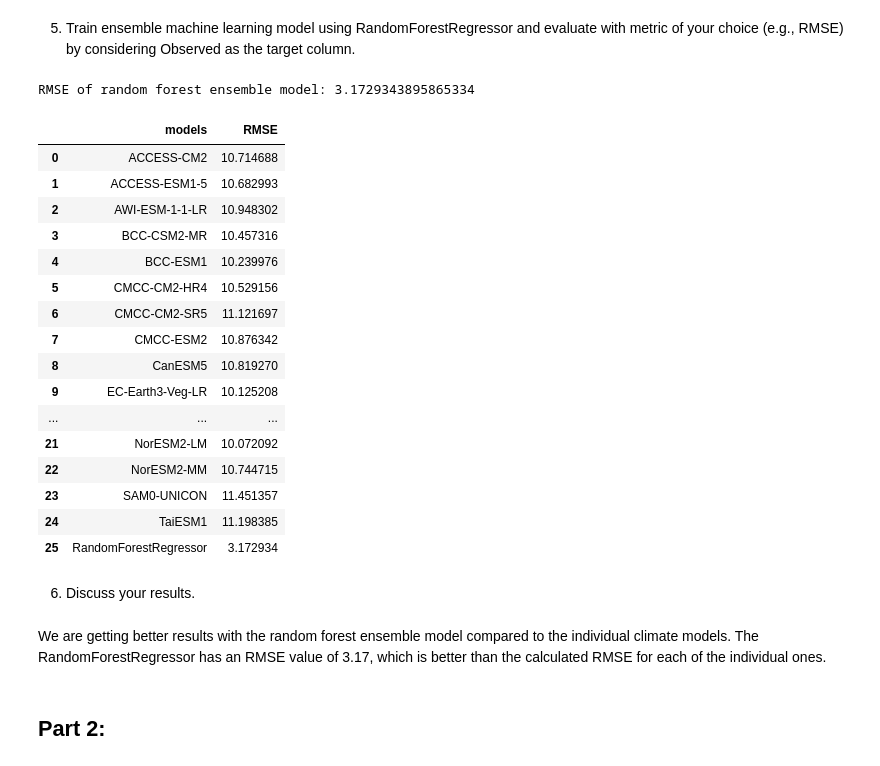
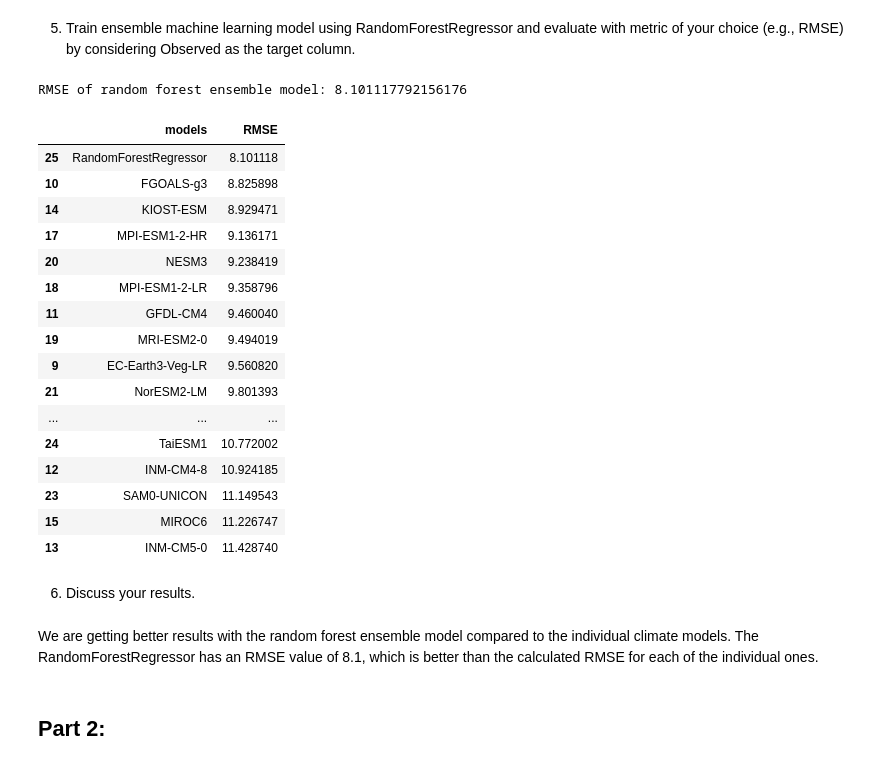
Before and after one commit to UBC-MDS/daily_rainfall_group_21, a Jupyter notebook: notebooks/Milestone3-Task3.ipynb, the cells around one changed output. Saved outputs shown, nothing was run; the diff lists cells and outputs as text; code cells hidden in the pictures.

```diff
--- a/notebooks/Milestone3-Task3.ipynb
+++ b/notebooks/Milestone3-Task3.ipynb
@@ -114,46 +114,47 @@ train.describe()
 # %%
 model = RandomForestRegressor()
 model.fit(X_train, y_train)
-y_pred = model.predict(X_train)
+y_pred = model.predict(X_test)
 
-rmse_RF  = mean_squared_error(y_train, y_pred, squared=False)
+rmse_RF  = mean_squared_error(y_test, y_pred, squared=False)
 print(f'RMSE of random forest ensemble model: {rmse_RF}')
 # %% [output]
-RMSE of random forest ensemble model: 3.1729343895865334
+RMSE of random forest ensemble model: 8.101117792156176
 # %%
-names = X_train.columns.to_list()
+names = X_test.columns.to_list()
+
 rmse = []
 for name in names:
-    rmse.append(mean_squared_error(y_train, X_train[name], squared=False))
+    rmse.append(mean_squared_error(y_test, X_test[name], squared=False))
 
 results = {'models': names, 'RMSE' : rmse}
 results_df = pd.DataFrame(results)
 # %%
 results_df = results_df.append({'models': 'RandomForestRegressor', 'RMSE': rmse_RF}, ignore_index=True)
-
-results_df
-# %% [output]
-|  | models | RMSE |
-| 0 | ACCESS-CM2 | 10.714688 |
-| 1 | ACCESS-ESM1-5 | 10.682993 |
-| 2 | AWI-ESM-1-1-LR | 10.948302 |
-| 3 | BCC-CSM2-MR | 10.457316 |
-| 4 | BCC-ESM1 | 10.239976 |
-| 5 | CMCC-CM2-HR4 | 10.529156 |
-| 6 | CMCC-CM2-SR5 | 11.121697 |
-| 7 | CMCC-ESM2 | 10.876342 |
-| 8 | CanESM5 | 10.819270 |
-| 9 | EC-Earth3-Veg-LR | 10.125208 |
-| ... | ... | ... |
-| 21 | NorESM2-LM | 10.072092 |
-| 22 | NorESM2-MM | 10.744715 |
-| 23 | SAM0-UNICON | 11.451357 |
-| 24 | TaiESM1 | 11.198385 |
-| 25 | RandomForestRegressor | 3.172934 |
+# %%
+results_df.sort_values("RMSE")
+# %% [output]
+|  | models | RMSE |
+| 25 | RandomForestRegressor | 8.101118 |
+| 10 | FGOALS-g3 | 8.825898 |
+| 14 | KIOST-ESM | 8.929471 |
+| 17 | MPI-ESM1-2-HR | 9.136171 |
+| 20 | NESM3 | 9.238419 |
+| 18 | MPI-ESM1-2-LR | 9.358796 |
+| 11 | GFDL-CM4 | 9.460040 |
+| 19 | MRI-ESM2-0 | 9.494019 |
+| 9 | EC-Earth3-Veg-LR | 9.560820 |
+| 21 | NorESM2-LM | 9.801393 |
+| ... | ... | ... |
+| 24 | TaiESM1 | 10.772002 |
+| 12 | INM-CM4-8 | 10.924185 |
+| 23 | SAM0-UNICON | 11.149543 |
+| 15 | MIROC6 | 11.226747 |
+| 13 | INM-CM5-0 | 11.428740 |
 # %% [markdown]
 6. Discuss your results.
 # %% [markdown]
-We are getting better results with the random forest ensemble model compared to the individual climate models. The RandomForestRegressor has an RMSE value of 3.17, which is better than the calculated RMSE for each of the individual ones.
+We are getting better results with the random forest ensemble model compared to the individual climate models. The RandomForestRegressor has an RMSE value of 8.1, which is better than the calculated RMSE for each of the individual ones.
 # %% [markdown]
 ## Part 2:
 # %% [markdown]
```
